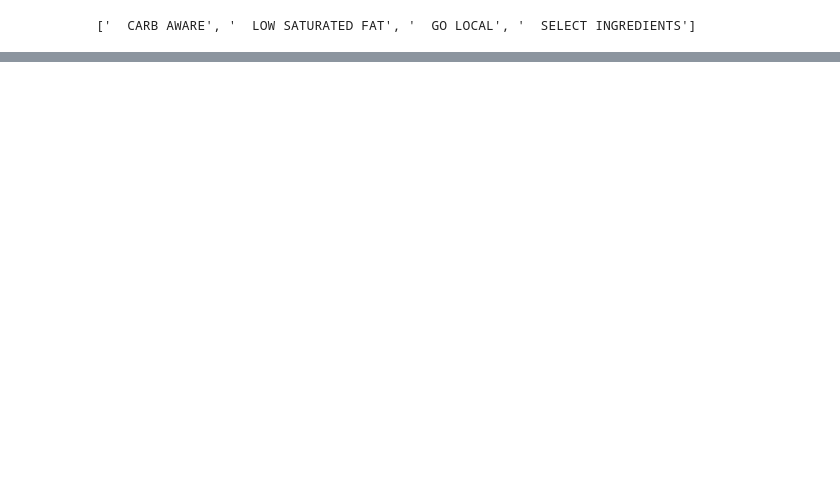
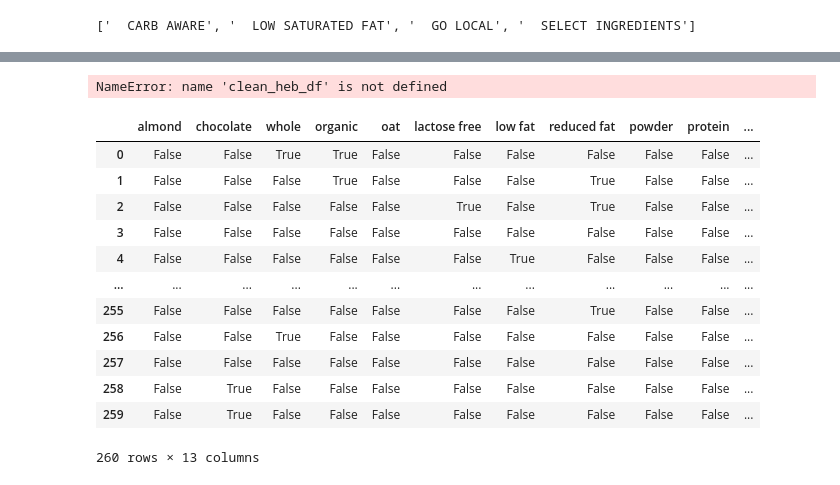
Before and after one commit to ykrasnikov/ETL-project, a Jupyter notebook: staging_area/filters_HEB.ipynb, the cells around one changed output, grey strips where cells are left out. Drawn from its saved outputs; the diff is of its cells as text; code cells hidden in the pictures; blank space fills up the shorter version.

```diff
--- a/staging_area/filters_HEB.ipynb
+++ b/staging_area/filters_HEB.ipynb
@@ -130,0 +167,5 @@ clean_heb_df.loc[clean_heb_df['id']==629469]
+# %%
+clean_heb_df['simple_type']=clean_heb_df['type']
+# %%
+type_list=['almond','chocolate','whole','organic','oat','lactose free','low fat','reduced fat', 'powder','protein','other']
+type_list
@@ -130,0 +184,7 @@ clean_heb_df.loc[clean_heb_df['id']==629469]
+# %%
+milk_type_df=pd.DataFrame(columns=type_list)
+milk_type_df['name']=clean_heb_df['type']
+milk_type_df['id']=clean_heb_df['id']
+# %%
+for type in type_list:
+    milk_type_df[type]=clean_heb_df['type'].str.contains(type, case=False)
@@ -130,0 +224,20 @@ clean_heb_df.loc[clean_heb_df['id']==629469]
+# %%
+clean_heb_df.groupby(['type']).agg({'id':'count'}).sort_values('id', ascending=False)
+# %% [output]
+NameError: name 'clean_heb_df' is not defined
+# %%
+milk_type_df
+# %% [output]
+|  | almond | chocolate | whole | organic | oat | lactose free | low fat | reduced fat | powder | protein | ... |
+| 0 | False | False | True | True | False | False | False | False | False | False | ... |
+| 1 | False | False | False | True | False | False | False | True | False | False | ... |
+| 2 | False | False | False | False | False | True | False | True | False | False | ... |
+| 3 | False | False | False | False | False | False | False | False | False | False | ... |
+| 4 | False | False | False | False | False | False | True | False | False | False | ... |
+| ... | ... | ... | ... | ... | ... | ... | ... | ... | ... | ... | ... |
+| 255 | False | False | False | False | False | False | False | True | False | False | ... |
+| 256 | False | False | True | False | False | False | False | False | False | False | ... |
+| 257 | False | False | False | False | False | False | False | False | False | False | ... |
+| 258 | False | True | False | False | False | False | False | False | False | False | ... |
+| 259 | False | True | False | False | False | False | False | False | False | False | ... |
+260 rows × 13 columns
```
Also changed, not shown: parts of 15 cells of this notebook, 3 other files.
